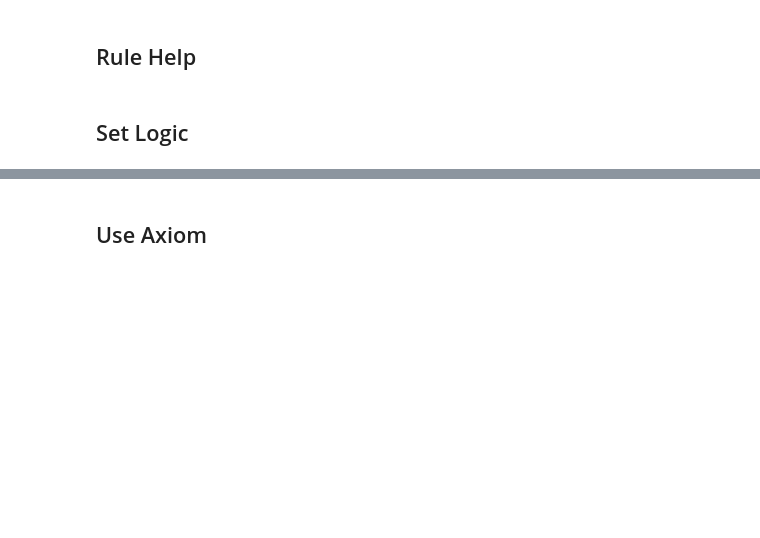
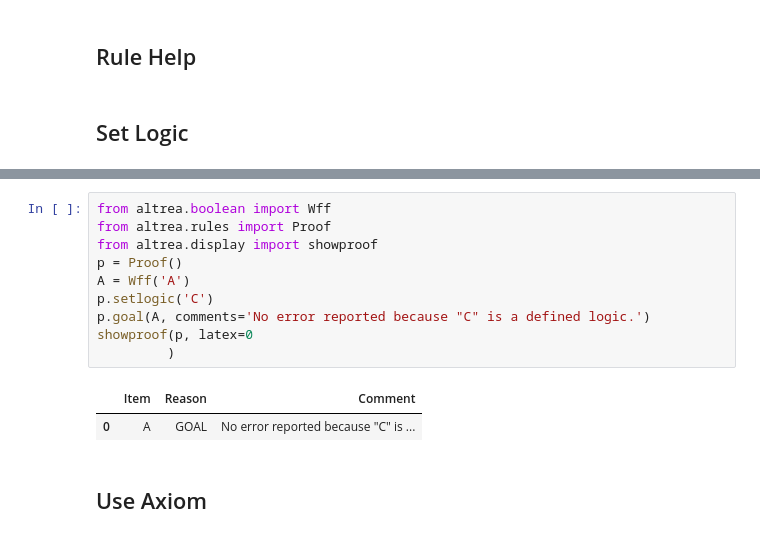
Before and after one commit to FrankHubeny/AltRea, a Jupyter notebook: rules.ipynb, the cells around one changed output, grey strips where cells are left out. Drawn from its saved outputs; the diff is of its cells as text; blank space fills up the shorter version.

```diff
--- a/rules.ipynb
+++ b/rules.ipynb
@@ -535,3 +581,16 @@ showproof(p, latex=0)
+# %%
+from altrea.boolean import Wff
+from altrea.rules import Proof
+from altrea.display import showproof
+p = Proof()
+A = Wff('A')
+p.setlogic('C')
+p.goal(A, comments='No error reported because "C" is a defined logic.')
+showproof(p, latex=0
+         )
+# %% [output]
+|  | Item | Reason | Comment |
+| 0 | A | GOAL | No error reported because "C" is ... |
 # %% [markdown]
 <a id='use_axiom'></a>
 ## Use Axiom
```
Also changed, not shown: parts of 38 cells of this notebook, 38 other files.
